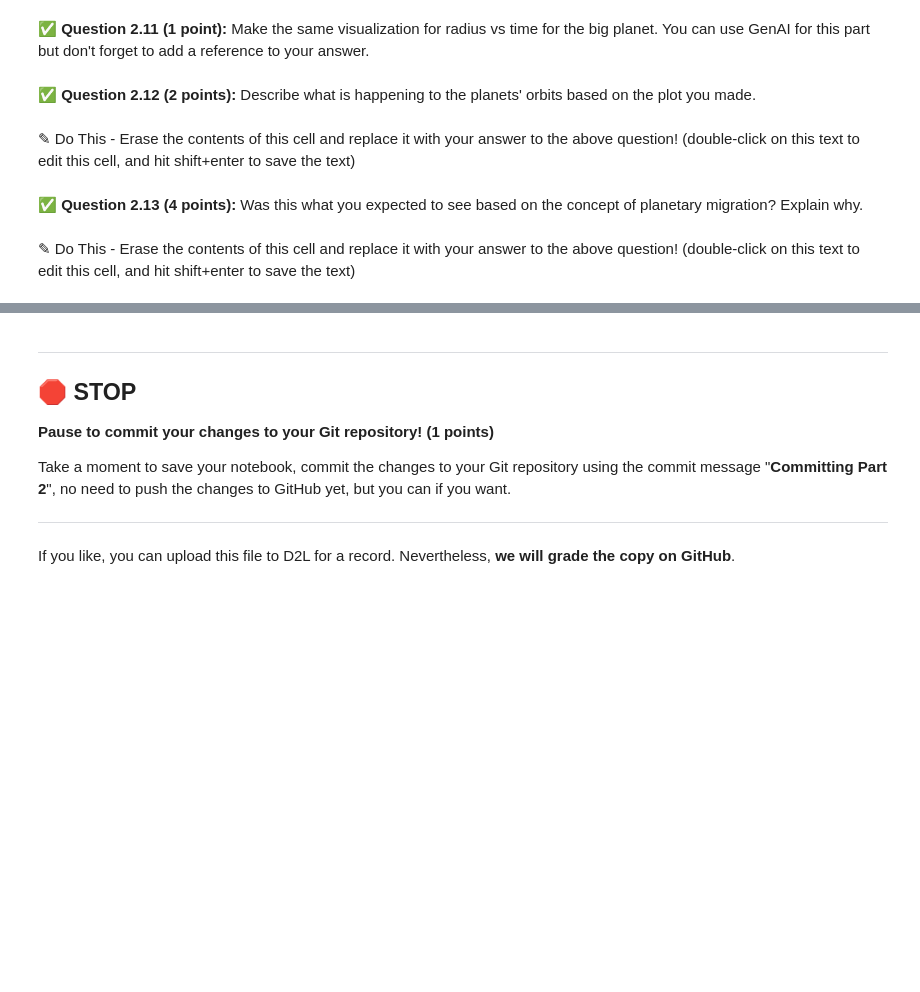
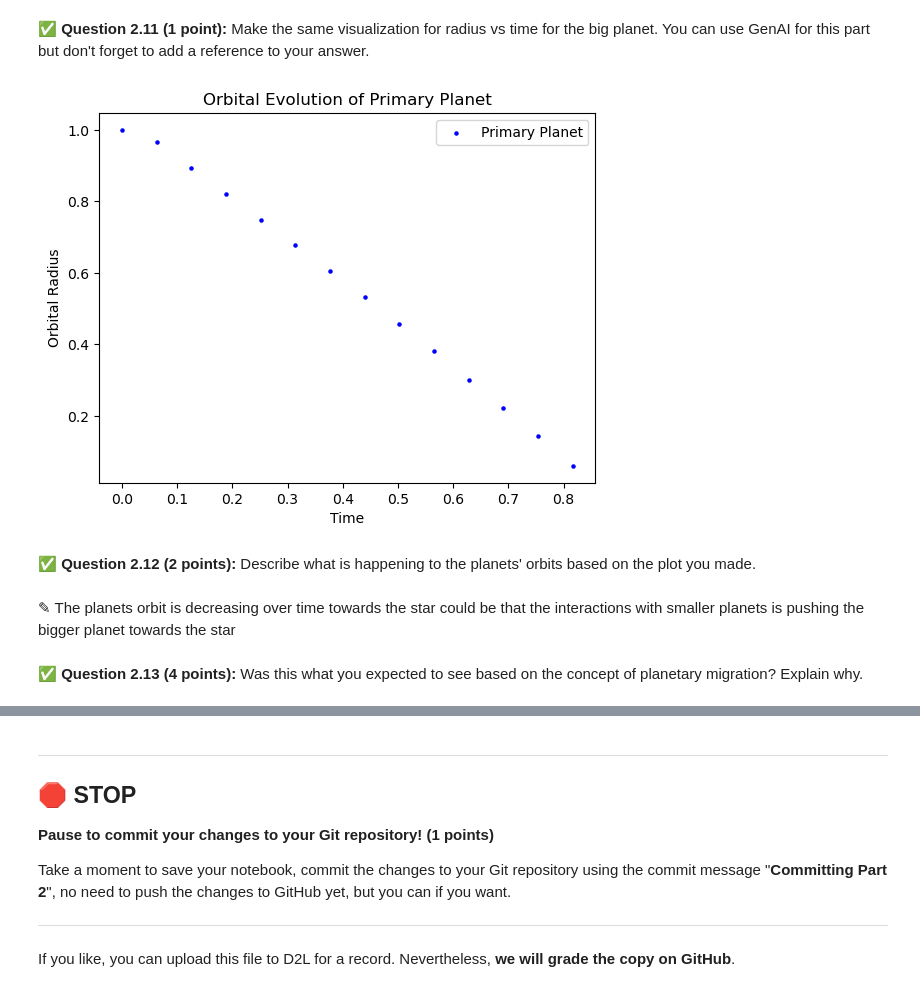
Before and after one commit to jamieh8821/CMSE202-f25-turnin, a Jupyter notebook: hw-02/HW02_Part1-Orbits-SS25-JAMIEHUANG.ipynb, the cells around one changed output, grey strips where cells are left out. Saved outputs shown, nothing was run; the diff lists cells and outputs as text; code cells hidden in the pictures; blank space fills up the shorter version.

```diff
--- a/hw-02/HW02_Part1-Orbits-SS25-JAMIEHUANG.ipynb
+++ b/hw-02/HW02_Part1-Orbits-SS25-JAMIEHUANG.ipynb
@@ -399,3 +492,12 @@ class System:
+# %%
+#your code here
+star_mass = 400
+primary_planet = Planet(mass=150, radius=1, star_mass=star_mass)
+small_planets = [Planet(mass=0.1, radius=r, star_mass=star_mass) for r in np.linspace(0.01, 0.7, 50)]
+planets = [primary_planet] + small_planets
+
+system = System(star_mass, planets)
+system.evolve(time=10)
 # %% [markdown]
 ### Visualization
 # %% [markdown]
@@ -405,8 +505,18 @@ class System:
+# %%
+#inputted the generalized code and the code written for the system above and asked to create a visualization radius vs time for the big planet https://chatgpt.com/
+time_values = [pos[0] for pos in system.plot_positions]
+radius_values = [pos[1] for pos in system.plot_positions]
+plt.scatter(time_values, radius_values, label="Primary Planet", color='b', s=5)
+plt.xlabel("Time")
+plt.ylabel("Orbital Radius")
+plt.title("Orbital Evolution of Primary Planet")
+plt.legend()
+plt.show()
+# %% [output]
+[figure, added]
 # %% [markdown]
 ✅ **Question 2.12 (2 points):** Describe what is happening to the planets' orbits based on the plot you made.
-# %% [markdown]
-✎ Do This - Erase the contents of this cell and replace it with your answer to the above question! (double-click on this text to edit this cell, and hit shift+enter to save the text)
+# %% [markdown]
+✎ The planets orbit is decreasing over time towards the star could be that the interactions with smaller planets is pushing the bigger planet towards the star
 # %% [markdown]
 ✅ **Question 2.13 (4 points):** Was this what you expected to see based on the concept of planetary migration? Explain why.
-# %% [markdown]
-✎ Do This - Erase the contents of this cell and replace it with your answer to the above question! (double-click on this text to edit this cell, and hit shift+enter to save the text)
```
Also changed, not shown: parts of 25 cells of this notebook.
